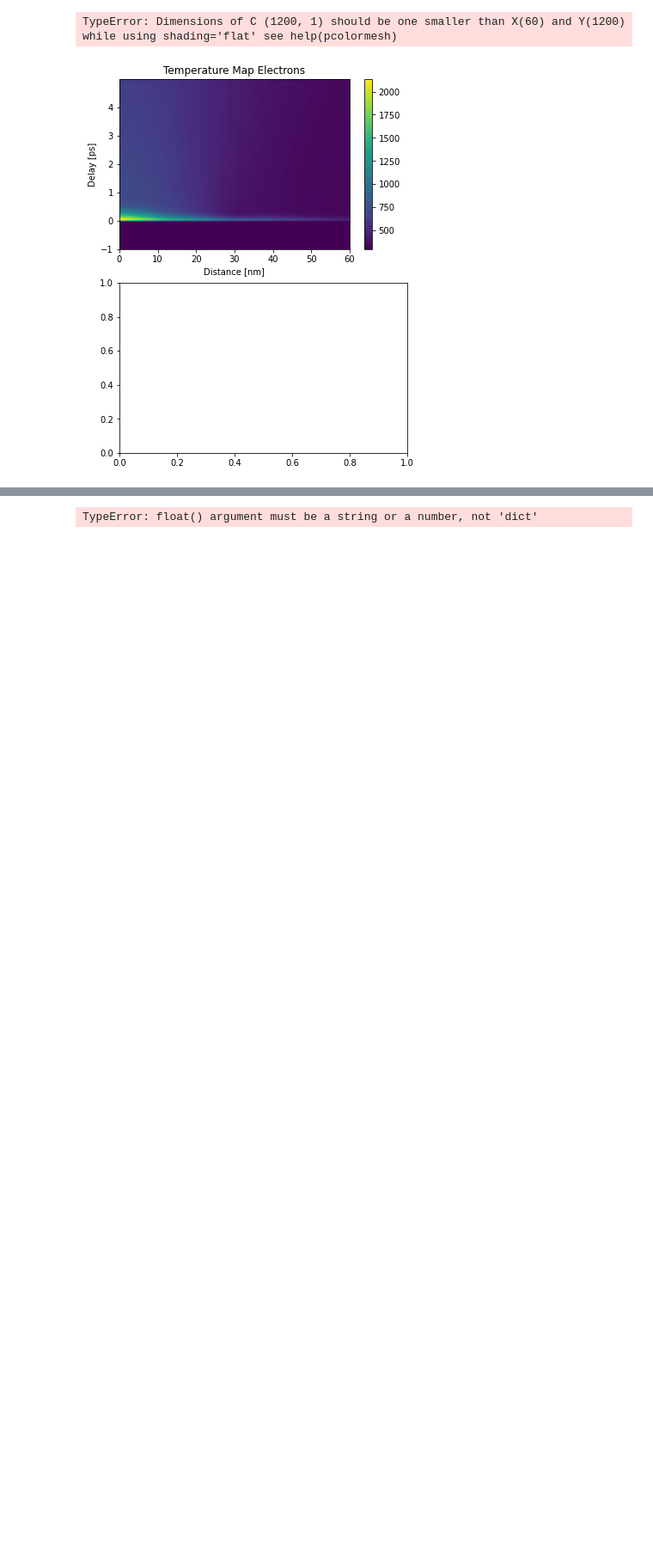
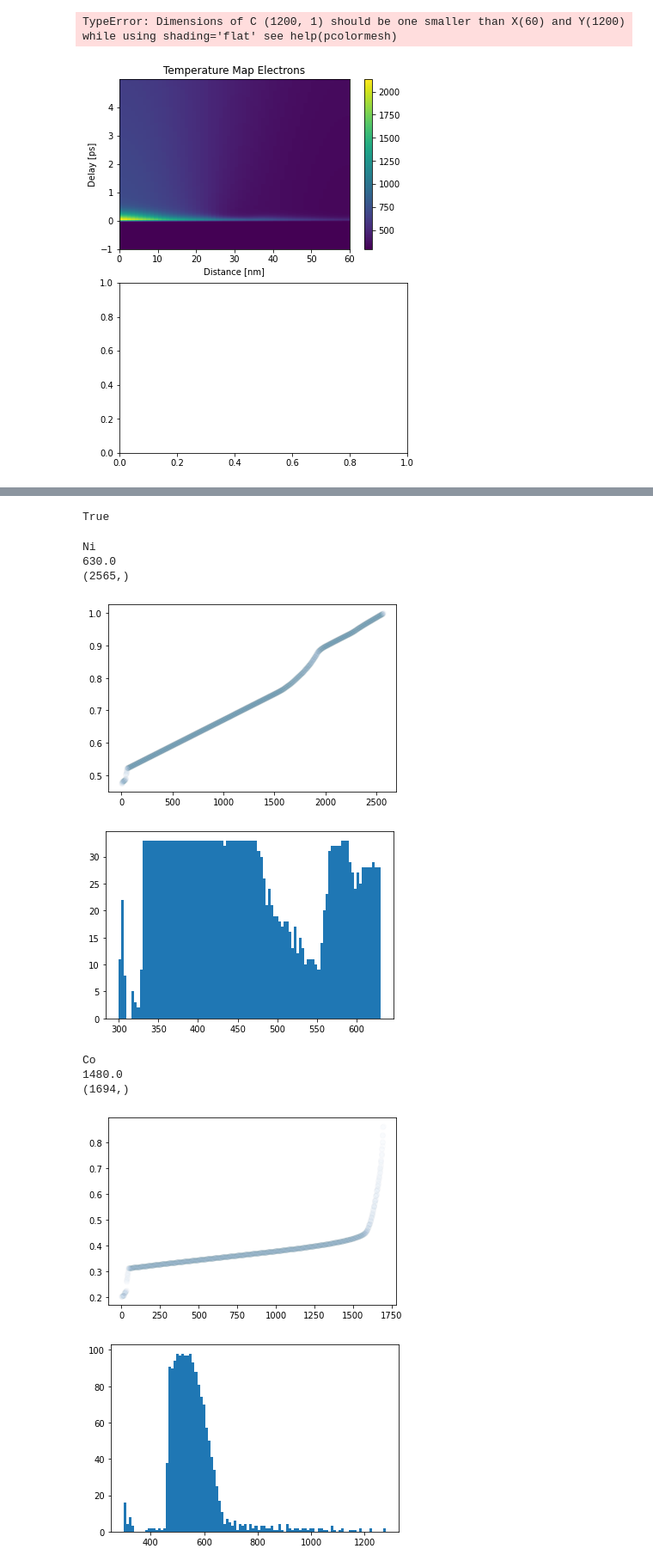
Before and after one commit to dschick/udkm1Dsim, a Jupyter notebook: docs/source/examples/LLB.ipynb, the cells around one changed output, grey strips where cells are left out. Shown at 86% size. Drawn from its saved outputs; the diff is of its cells as text; code cells hidden in the pictures; blank space fills up the shorter version.

```diff
--- a/docs/source/examples/LLB.ipynb
+++ b/docs/source/examples/LLB.ipynb
@@ -418,4 +429,34 @@ layer_Co.magnetization
 # %%
-S.get_layer_property_vector('magnetization')
+test = np.array([1, 2, 3])*u.deg
-# %% [output]
-TypeError: float() argument must be a string or a number, not 'dict'
+# %%
+isinstance(test,  Q_)
+# %% [output]
+True
+# %%
+unique_layers = S.get_unique_layers()
+for i, (k, v) in enumerate(S.get_all_positions_per_unique_layer().items()):
+    print(k)
+    print(unique_layers[1][i]._curie_temp)
+    T_C = unique_layers[1][i]._curie_temp
+    unique_temps = np.unique(np.round(temp_map[:, v, 0].flatten(), decimals=1))
+    unique_temps = np.sort(unique_temps[unique_temps < T_C])
+    print(unique_temps.shape)
+    reduced_temps = unique_temps/T_C
+    plt.figure()
+    plt.plot(reduced_temps, 'o', alpha=0.01)
+    # plt.plot(np.linspace(reduced_temps[0], reduced_temps[-1], 100), '-')
+    plt.show()
+    plt.figure()
+    plt.hist (unique_temps, 100)
+    plt.show()
+# %% [output]
+Ni
+630.0
+(2565,)
+[figure, added]
+[figure, added]
+Co
+1480.0
+(1694,)
+[figure, added]
+[figure, added]
```
Also changed, not shown: parts of 42 cells of this notebook.
